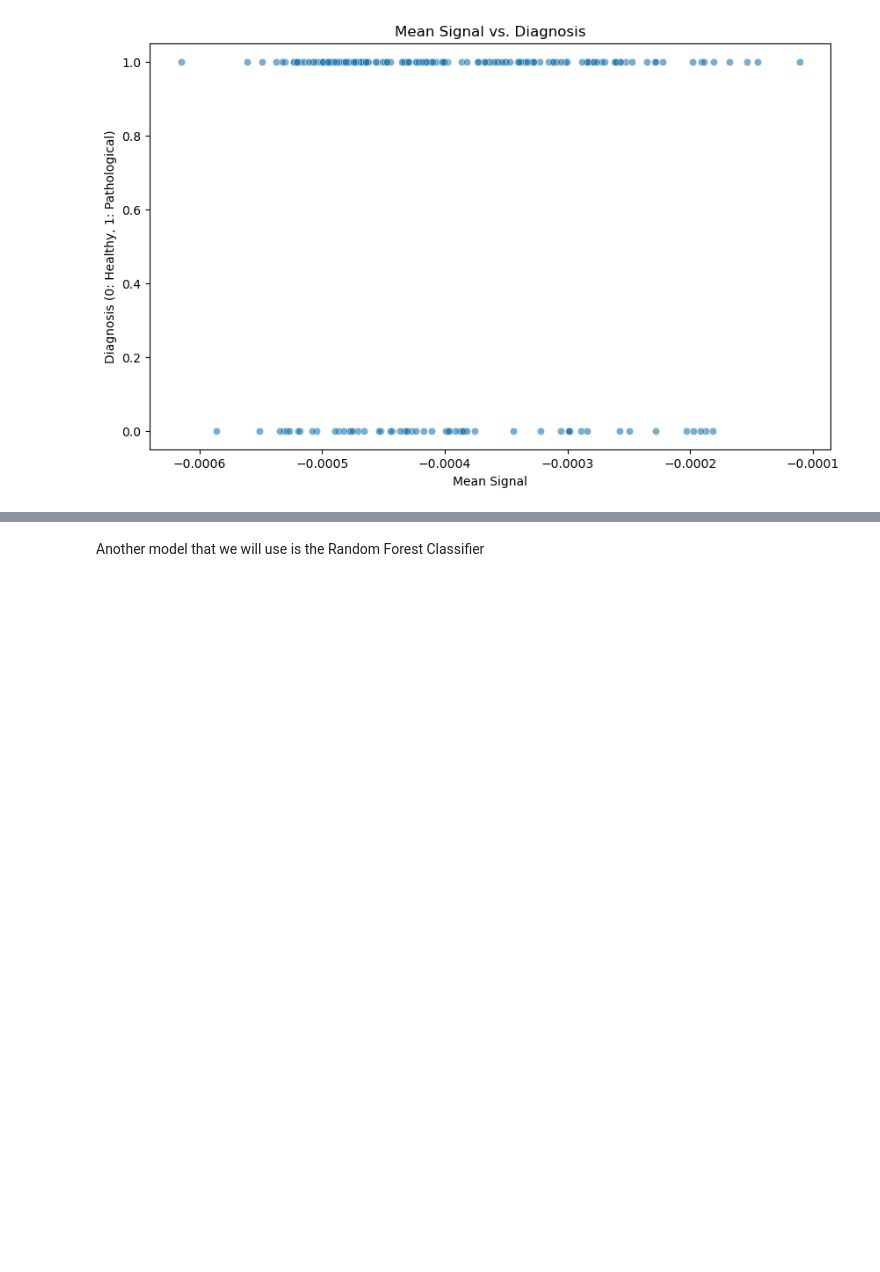
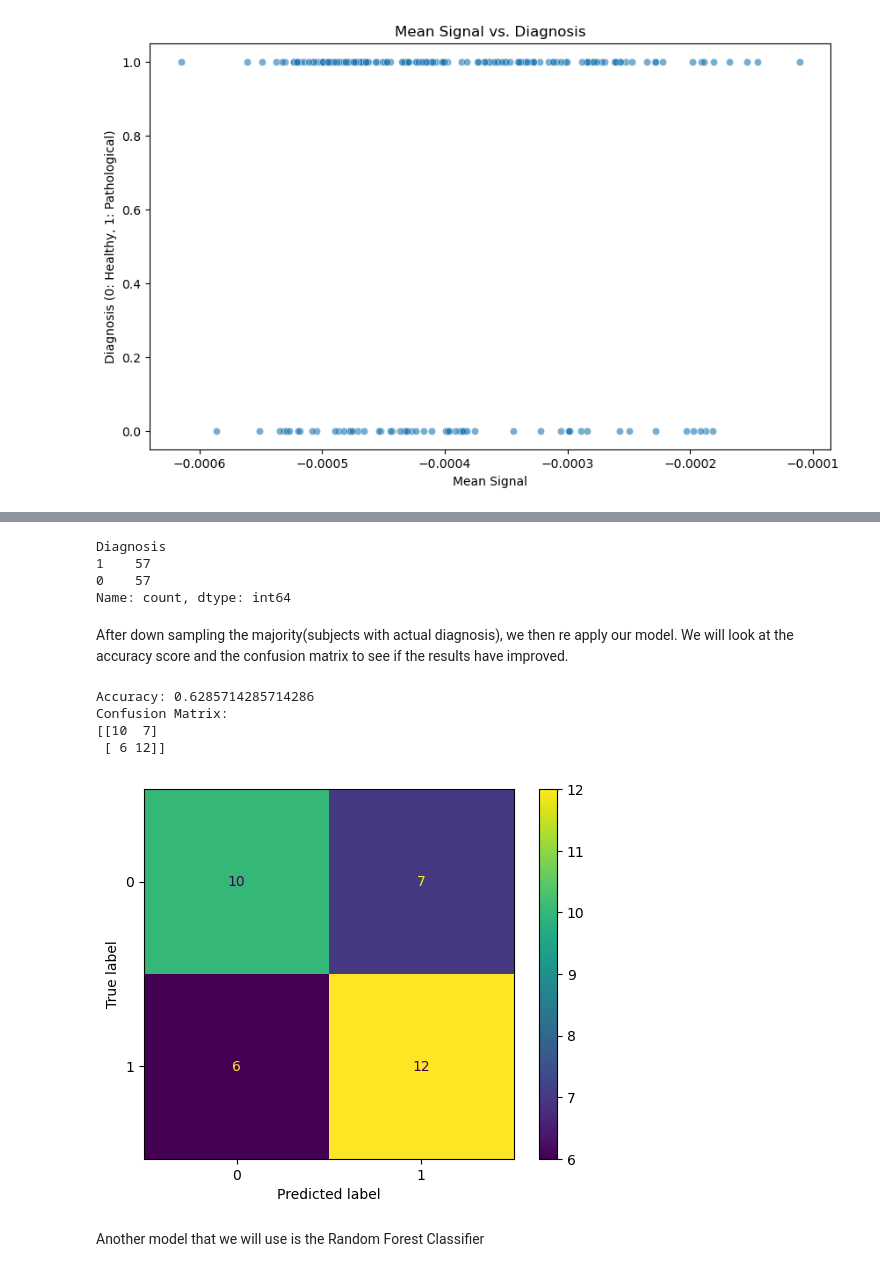
Before and after one commit to justinb91011/Voice_Data_Detects_Disease, a Jupyter notebook: voice-data.ipynb, the cells around one changed output, grey strips where cells are left out. Drawn from its saved outputs; the diff is of its cells as text; code cells hidden in the pictures; blank space fills up the shorter version.

Commit message:
Did the down sampling however results did not go according to plan. So we have to revise our strategy on how we could improve our results with the KNN classifer model

```diff
--- a/voice-data.ipynb
+++ b/voice-data.ipynb
@@ -221,3 +236,66 @@ plt.show()
+# %%
+from sklearn.utils import resample
+
+# Separate majority and minority classes
+df_majority = all_subjects_df[all_subjects_df.Diagnosis == 1]
+df_minority = all_subjects_df[all_subjects_df.Diagnosis == 0]
+
+# Downsample majority class
+df_majority_downsampled = resample(df_majority,
+                                   replace=False,    # Sample without replacement
+                                   n_samples=len(df_minority),  # to match minority class
+                                   random_state=42)  # reproducible results
+
+# Combine minority class with downsampled majority class
+df_downsampled = pd.concat([df_majority_downsampled, df_minority])
+
+# Display new class counts
+print(df_downsampled.Diagnosis.value_counts())
+
+# We wanna split the downsampled DataFrame
+X_downsampled = df_downsampled[voice_features]
+y_downsampled = df_downsampled['Diagnosis']
+
+# Split the downsampled data into training and testing sets
+X_train_down, X_test_down, y_train_down, y_test_down = train_test_split(X_downsampled, y_downsampled, test_size=0.3, random_state=42)
+# %% [output]
+Diagnosis
+1    57
+0    57
+Name: count, dtype: int64
+# %% [markdown]
+After down sampling the majority(subjects with actual diagnosis), we then re apply our model. We will look at the accuracy score and the confusion matrix to see if the results have improved.
+# %%
+from sklearn.neighbors import KNeighborsClassifier
+from sklearn.metrics import accuracy_score, confusion_matrix, ConfusionMatrixDisplay
+import matplotlib.pyplot as plt
+
+# Initialize the KNN classifier
+knn = KNeighborsClassifier(n_neighbors=8)
+
+# Fit the classifier using the downsampled training set
+knn.fit(X_train_down, y_train_down)
+
+# Predict on the downsampled test set
+y_pred_down = knn.predict(X_test_down)
+
+# Calculate accuracy and confusion matrix using the downsampled test set
+accuracy_down = accuracy_score(y_test_down, y_pred_down)
+conf_matrix_down = confusion_matrix(y_test_down, y_pred_down)
+
+print(f'Accuracy: {accuracy_down}')
+print(f'Confusion Matrix:\n{conf_matrix_down}')
+
+# Display the confusion matrix
+disp = ConfusionMatrixDisplay(confusion_matrix=conf_matrix_down)
+disp.plot()
+plt.show()
+# %% [output]
+Accuracy: 0.6285714285714286
+Confusion Matrix:
+[[10  7]
+ [ 6 12]]
+[figure, added]
 # %% [markdown]
 Another model that we will use is the Random Forest Classifier
 # %%
```
Also changed, not shown: parts of 4 cells of this notebook.
